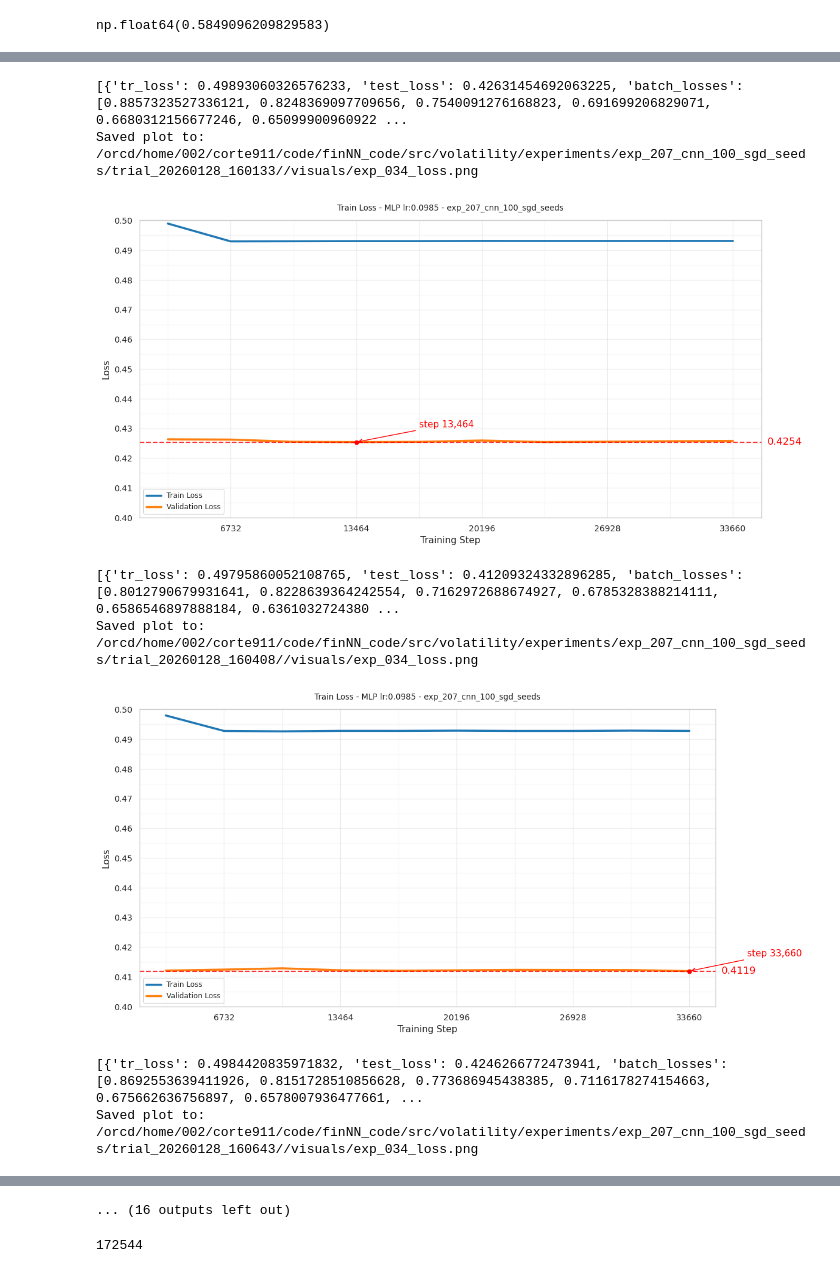
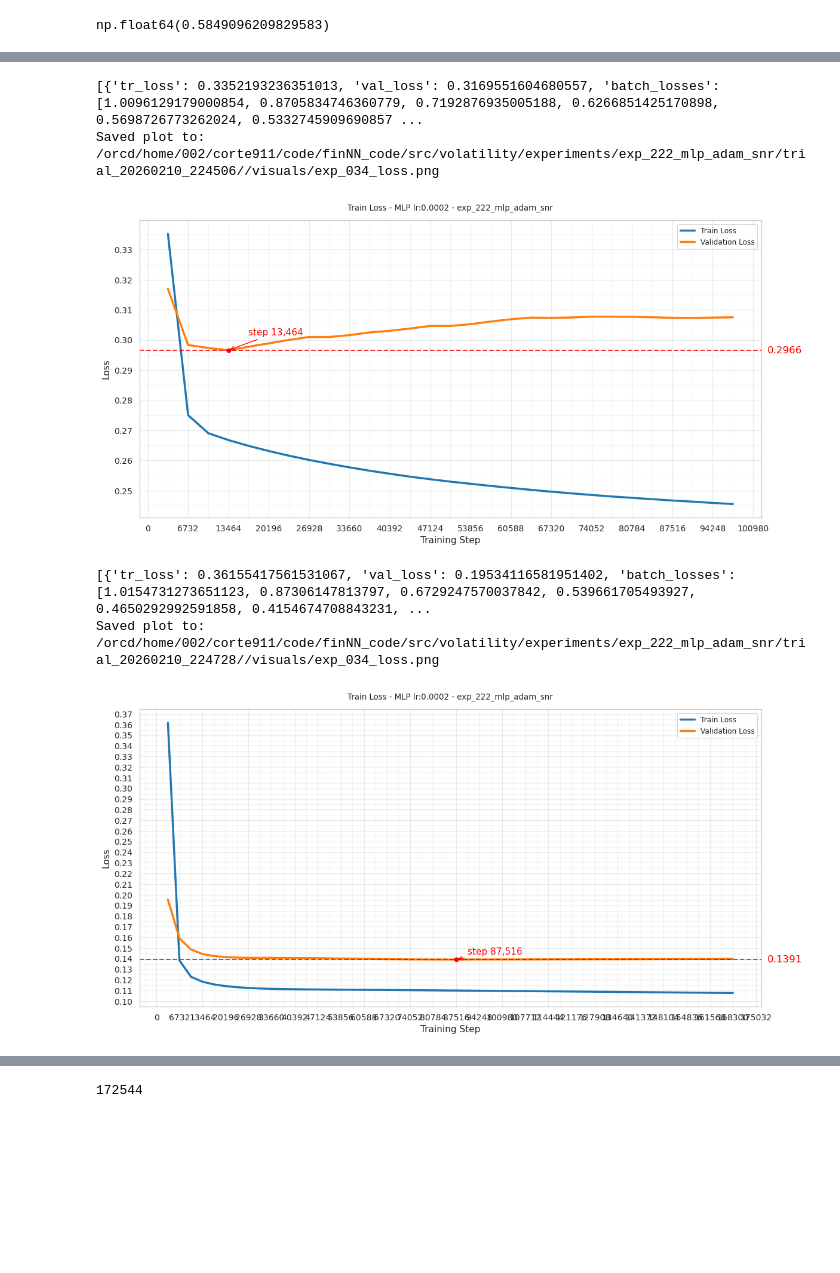
Before and after one commit to FedericoCortesi/finNN_code, a Jupyter notebook: src/benchmarks/visuals.ipynb, the cells around one changed output, grey strips where cells are left out. Saved outputs shown, nothing was run; the diff lists cells and outputs as text; code cells hidden in the pictures; blank space fills up the shorter version.

```diff
--- a/src/benchmarks/visuals.ipynb
+++ b/src/benchmarks/visuals.ipynb
@@ -482,8 +496,8 @@ def plot_training_history(
     tr_losses = np.array([h["tr_loss"] for h in history])
     epochs = np.arange(1, len(tr_losses) + 1)
 
-    has_val = all("test_loss" in h for h in history)
-    val_losses = np.array([h["test_loss"] for h in history])
+    has_val = all("val_loss" in h for h in history)
+    val_losses = np.array([h["val_loss"] for h in history])
 
     steps_per_epoch = 3366 if has_val else 4473
     steps = epochs * steps_per_epoch
@@ -498,7 +512,6 @@ def plot_training_history(
     ax.tick_params(axis="both", labelsize=10)
 
 
-    ax.set_ylim(0.4, 0.5)
     steps = epochs * steps_per_epoch
 
     from matplotlib.ticker import MultipleLocator
@@ -746,7 +759,7 @@ from pathlib import Path
 
 
 fold_num = 0
-names  = ["exp_207_cnn_100_sgd_seeds"] * 14
+names  = ["exp_222_mlp_adam_snr"] * 5
 trials = os.listdir(Path(VOL_EXPERIMENTS_DIR) / names[0])
 trials = sorted(trials)
 trials = [t for t in trials if 'visuals' not in t][-14:]
@@ -803,8 +816,6 @@ Saved plot to: /orcd/home/002/corte911/code/finNN_code/src/volatility/experiment
-[{'tr_loss': 0.49893060326576233, 'test_loss': 0.42631454692063225, 'batch_losses': [0.8857323527336121, 0.8248369097709656, 0.7540091276168823, 0.691699206829071, 0.6680312156677246, 0.65099900960922 ...
-Saved plot to: /orcd/home/002/corte911/code/finNN_code/src/volatility/experiments/exp_207_cnn_100_sgd_seeds/trial_20260128_160133//visuals/exp_034_loss.png
+[{'tr_loss': 0.3352193236351013, 'val_loss': 0.3169551604680557, 'batch_losses': [1.0096129179000854, 0.8705834746360779, 0.7192876935005188, 0.6266851425170898, 0.5698726773262024, 0.5332745909690857 ...
+Saved plot to: /orcd/home/002/corte911/code/finNN_code/src/volatility/experiments/exp_222_mlp_adam_snr/trial_20260210_224506//visuals/exp_034_loss.png
-[figure, old version]
+[figure, new version]
-[{'tr_loss': 0.49795860052108765, 'test_loss': 0.41209324332896285, 'batch_losses': [0.8012790679931641, 0.8228639364242554, 0.7162972688674927, 0.6785328388214111, 0.6586546897888184, 0.6361032724380 ...
-Saved plot to: /orcd/home/002/corte911/code/finNN_code/src/volatility/experiments/exp_207_cnn_100_sgd_seeds/trial_20260128_160408//visuals/exp_034_loss.png
+[{'tr_loss': 0.36155417561531067, 'val_loss': 0.19534116581951402, 'batch_losses': [1.0154731273651123, 0.87306147813797, 0.6729247570037842, 0.539661705493927, 0.4650292992591858, 0.4154674708843231, ...
+Saved plot to: /orcd/home/002/corte911/code/finNN_code/src/volatility/experiments/exp_222_mlp_adam_snr/trial_20260210_224728//visuals/exp_034_loss.png
-[figure, old version]
+[figure, new version]
-[{'tr_loss': 0.4984420835971832, 'test_loss': 0.4246266772473941, 'batch_losses': [0.8692553639411926, 0.8151728510856628, 0.773686945438385, 0.7116178274154663, 0.675662636756897, 0.6578007936477661, ...
-Saved plot to: /orcd/home/002/corte911/code/finNN_code/src/volatility/experiments/exp_207_cnn_100_sgd_seeds/trial_20260128_160643//visuals/exp_034_loss.png
@@ -815,4 +822,3 @@ Saved plot to: /orcd/home/002/corte911/code/finNN_code/src/volatility/experiment
-... (16 outputs left out)
 # %%
 337 * 512
 # %% [output]
```
Also changed, not shown: parts of 2 cells of this notebook, 2 other files.
